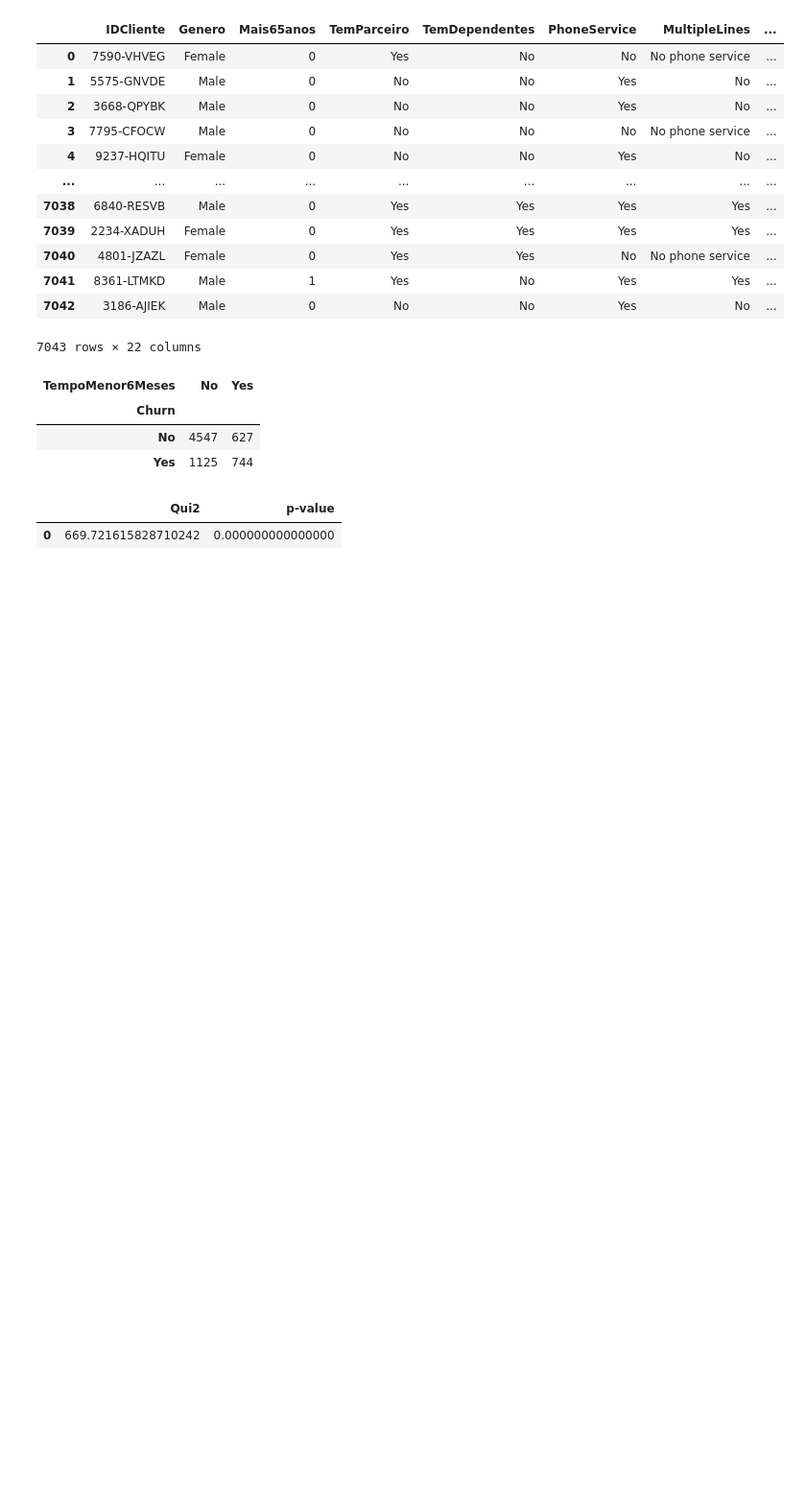
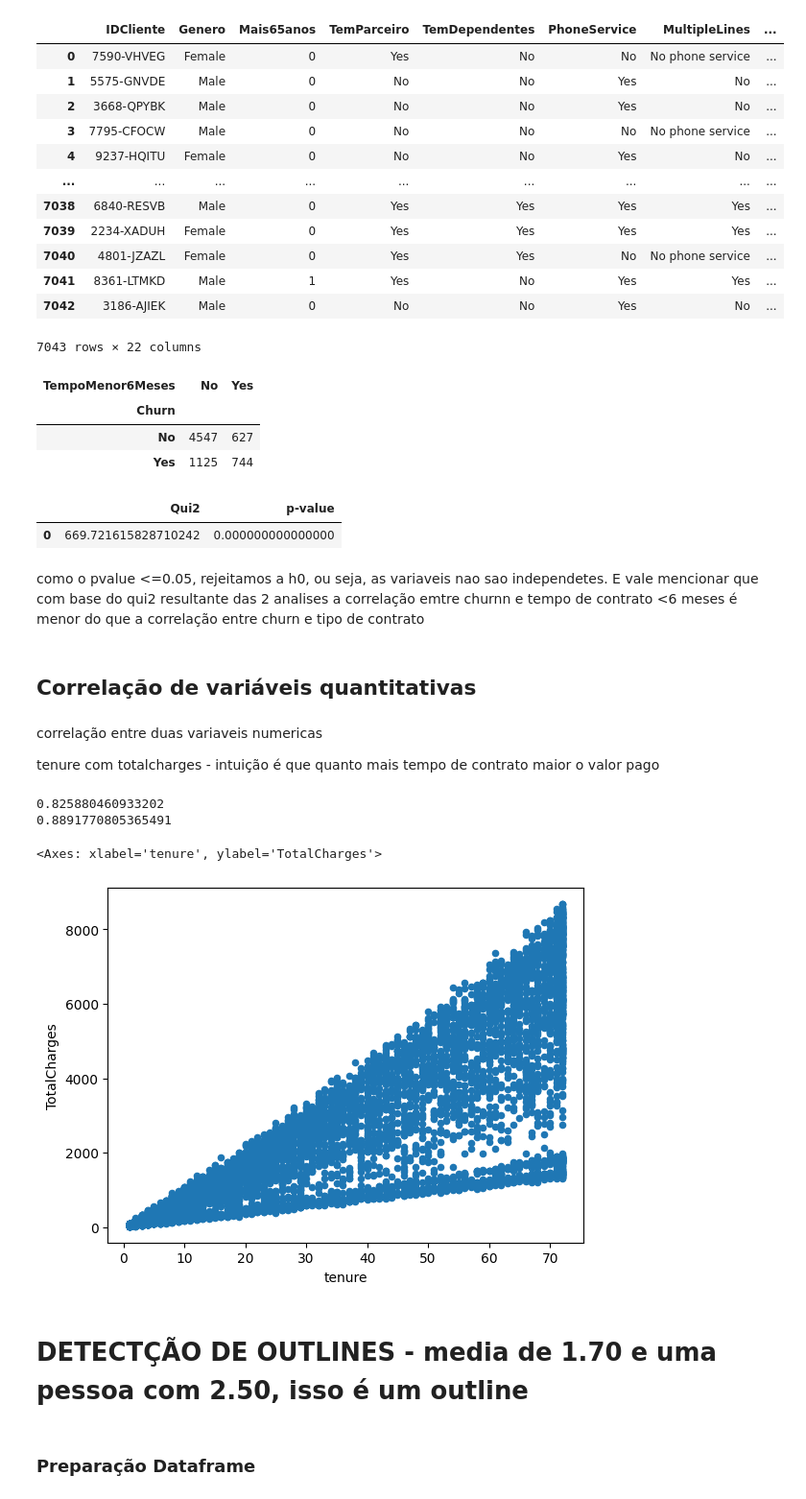
Before and after one commit to maryane-castro/data-science-rocketseat, a Jupyter notebook: Stage-2/main.ipynb, the cells around one changed output. Shown at 96% size. Cells and saved outputs as stored; diff of their text form; code cells hidden in the pictures; blank space fills up the shorter version.

```diff
--- a/Stage-2/main.ipynb
+++ b/Stage-2/main.ipynb
@@ -737,3 +739,36 @@ df_chi_scores_churn_tenure
 # %% [output]
 |  | Qui2 | p-value |
 | 0 | 669.721615828710242 | 0.000000000000000 |
+# %% [markdown]
+como o pvalue <=0.05, rejeitamos a h0, ou seja, as variaveis nao sao independetes. E vale mencionar que com base do qui2 resultante das 2 analises a correlação emtre churnn e tempo de contrato <6 meses é menor do que a correlação entre churn e tipo de contrato
+# %% [markdown]
+## Correlação de variáveis quantitativas
+# %% [markdown]
+
+correlação entre duas variaveis numericas
+
+tenure com totalcharges - intuição é que quanto mais tempo de contrato maior o valor pago
+# %%
+# usar pearson
+print(df_churn.tenure.corr(df_churn.TotalCharges))
+
+# usar spearman
+print(df_churn.tenure.corr(df_churn.TotalCharges, method='spearman'))
+
+
+# há uma forte relação entre tenure e total charges
+# %% [output]
+0.825880460933202
+0.8891770805365491
+# %%
+# apresentar plot entre tenure e total charges
+# tenure é inteiro e o totalcharge são valores continuos
+
+df_churn.plot.scatter(x='tenure', y='TotalCharges')
+# %% [output]
+<Axes: xlabel='tenure', ylabel='TotalCharges'>
+[figure, added]
+# %% [markdown]
+# DETECTÇÃO DE OUTLINES - media de 1.70 e uma pessoa com 2.50, isso é um outline
+# %% [markdown]
+### Preparação Dataframe
```
Also changed, not shown: parts of 22 cells of this notebook, 1 other file.
